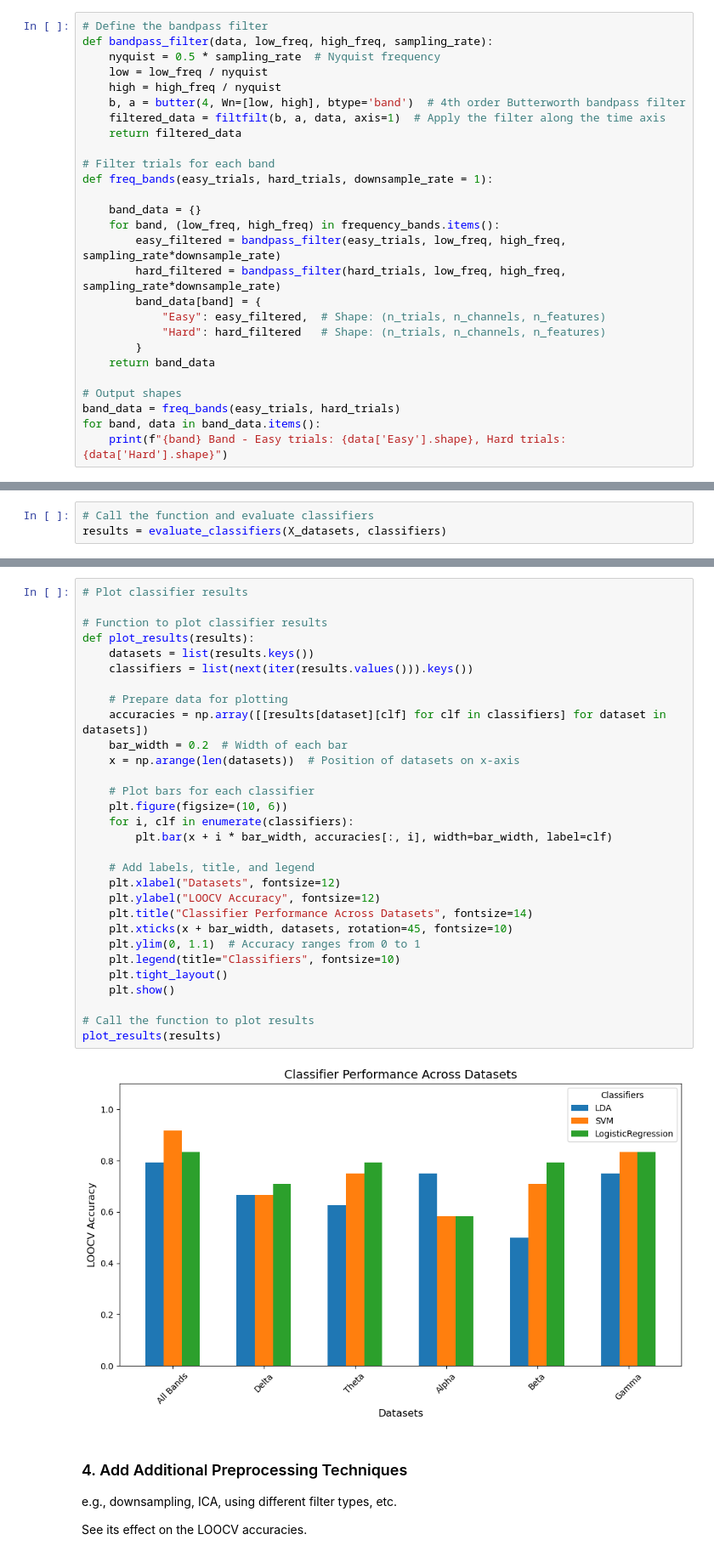
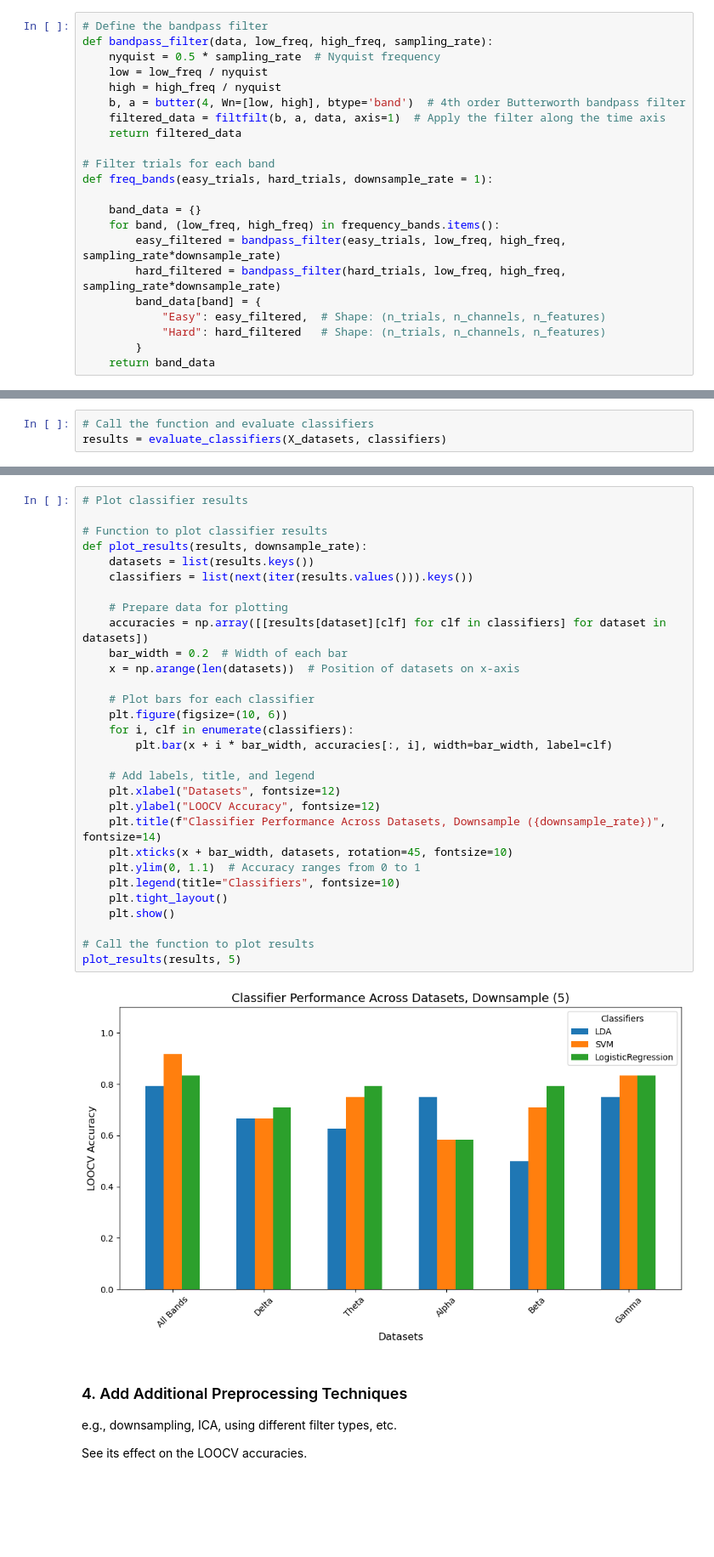
Before and after one commit to michaela10c/neurofeedback_analysis_pipeline, a Jupyter notebook: EEG_Data_Analysis_Pipeline.ipynb, the cells around one changed output, grey strips where cells are left out. Shown: that part at 85% size. Drawn from its saved outputs; the diff is of its cells as text; blank space fills up the shorter version.

```diff
--- a/EEG_Data_Analysis_Pipeline.ipynb
+++ b/EEG_Data_Analysis_Pipeline.ipynb
@@ -135,8 +135,3 @@ def freq_bands(easy_trials, hard_trials, downsample_rate = 1):
             "Hard": hard_filtered   # Shape: (n_trials, n_channels, n_features)
         }
     return band_data
-
-# Output shapes
-band_data = freq_bands(easy_trials, hard_trials)
-for band, data in band_data.items():
-    print(f"{band} Band - Easy trials: {data['Easy'].shape}, Hard trials: {data['Hard'].shape}")
@@ -309,35 +298,35 @@ Gamma:
 # %%
 # Plot classifier results
 
 # Function to plot classifier results
-def plot_results(results):
+def plot_results(results, downsample_rate):
     datasets = list(results.keys())
     classifiers = list(next(iter(results.values())).keys())
 
     # Prepare data for plotting
     accuracies = np.array([[results[dataset][clf] for clf in classifiers] for dataset in datasets])
     bar_width = 0.2  # Width of each bar
     x = np.arange(len(datasets))  # Position of datasets on x-axis
 
     # Plot bars for each classifier
     plt.figure(figsize=(10, 6))
     for i, clf in enumerate(classifiers):
         plt.bar(x + i * bar_width, accuracies[:, i], width=bar_width, label=clf)
 
     # Add labels, title, and legend
     plt.xlabel("Datasets", fontsize=12)
     plt.ylabel("LOOCV Accuracy", fontsize=12)
-    plt.title("Classifier Performance Across Datasets", fontsize=14)
+    plt.title(f"Classifier Performance Across Datasets, Downsample ({downsample_rate})", fontsize=14)
     plt.xticks(x + bar_width, datasets, rotation=45, fontsize=10)
     plt.ylim(0, 1.1)  # Accuracy ranges from 0 to 1
     plt.legend(title="Classifiers", fontsize=10)
     plt.tight_layout()
     plt.show()
 
 # Call the function to plot results
-plot_results(results)
+plot_results(results, 5)
 # %% [output]
-[figure, old version]
+[figure, new version]
 # %% [markdown]
 ### 4. Add Additional Preprocessing Techniques
 
```
Also changed, not shown: parts of 5 cells of this notebook.
